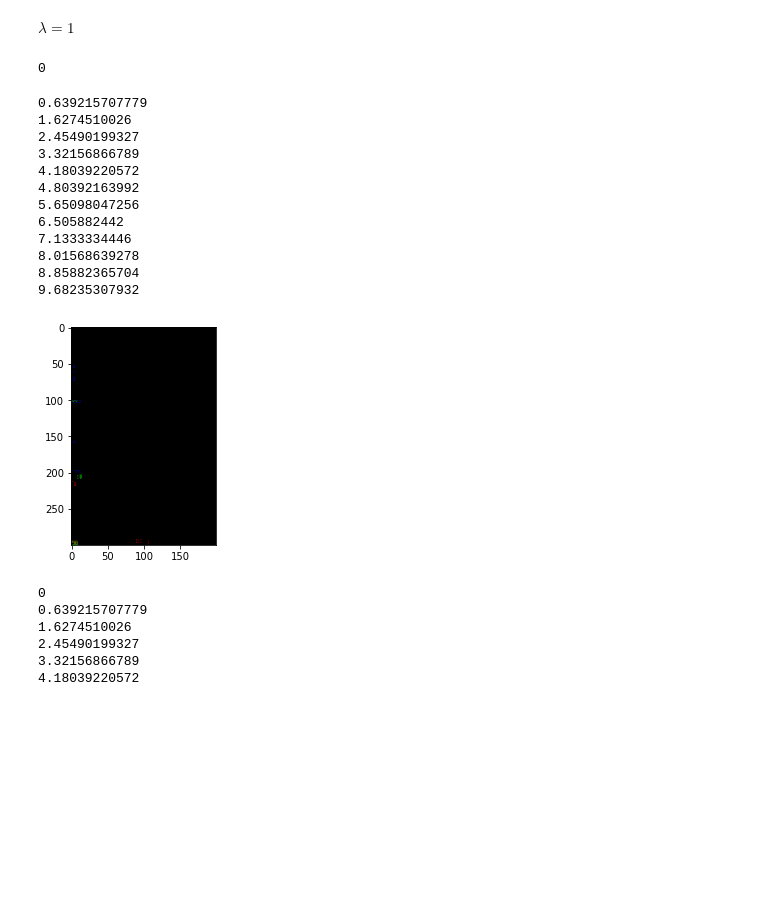
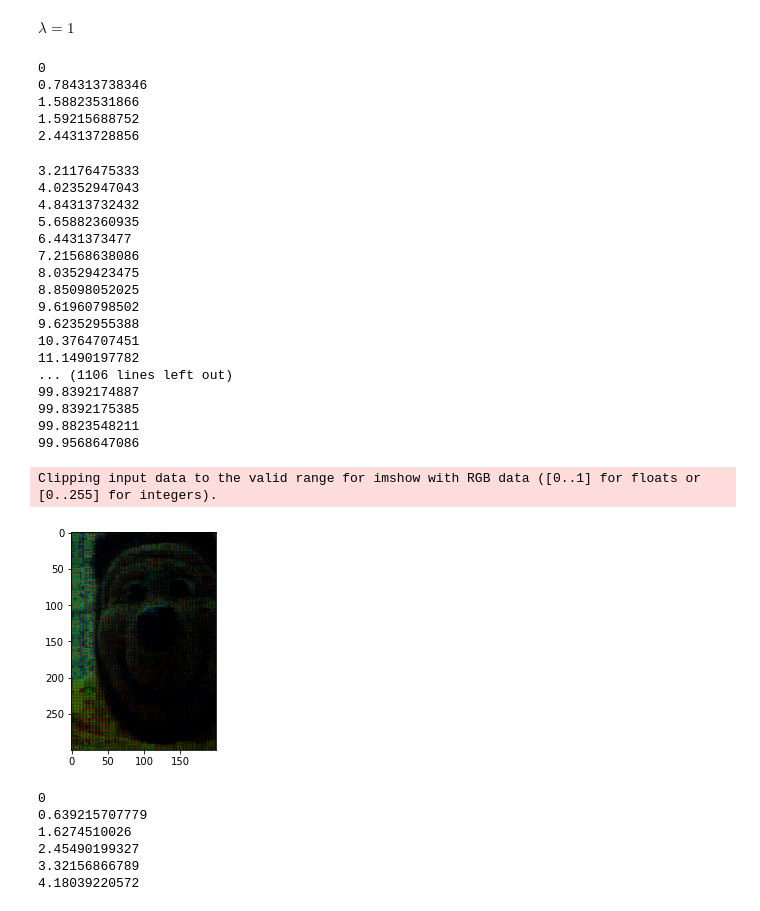
Before and after one commit to WenhaoP/TensorComp, a Jupyter notebook: exp.ipynb, the cells around one changed output. Drawn from its saved outputs; the diff is of its cells as text; code cells hidden in the pictures; blank space fills up the shorter version.

```diff
--- a/exp.ipynb
+++ b/exp.ipynb
@@ -225,7 +229,7 @@ from colour_demosaicing import masks_CFA_Bayer
 
 
 # alternating maximization oracle
-@profile
+# @profile
 def altmax(r, p, gamma, tol, cmax, c, the_q, Un):
     the = the_q.copy()
     cum_r = np.insert(np.cumsum(r), 0, 0)
@@ -235,7 +239,9 @@ def altmax(r, p, gamma, tol, cmax, c, the_q, Un):
     cnt = 0
     while (True):
         cnt += 1
-        for ind in range(p):
+        the[cum_r[2]:cum_r[3]] = 0
+        the[cum_r[2]+np.random.randint(0, 3)] = 1
+        for ind in range(p-1):
             pro = c.copy()
             for k in range(p):
                 if (ind != k):
@@ -355,32 +361,42 @@ $\lambda = 1$
 # %%
 shape = (300, 200)
 start = (50, 50)
 image = imread('image/oski.png', 'png')
 image = image[start[0]:start[0]+shape[0], start[1]:start[1]+shape[1], :]
 
 bayer_filter = np.stack(masks_CFA_Bayer(shape), axis=-1).astype(float)
 mosaic_image = image * bayer_filter
 
-psi_t_unproj, Psi_t_unproj, mu_unproj, q_unproj = heuristic(mosaic_image, bayer_filter, [30, 20, 1], proj=False, lpar=100)
+psi_t_unproj, Psi_t_unproj, mu_unproj, q_unproj = heuristic(mosaic_image, bayer_filter, [12, 8, 1], proj=False, lpar=100)
 
 fig, ax = plt.subplots()
 ax.imshow(Psi_t_unproj)
 fig.savefig('recover.png')
 # %% [output]
 0
+0.784313738346
+1.58823531866
+1.59215688752
+2.44313728856
-0.639215707779
-1.6274510026
-2.45490199327
-3.32156866789
-4.18039220572
-4.80392163992
-5.65098047256
-6.505882442
-7.1333334446
-8.01568639278
-8.85882365704
-9.68235307932
+3.21176475333
+4.02352947043
+4.84313732432
+5.65882360935
+6.4431373477
+7.21568638086
+8.03529423475
+8.85098052025
+9.61960798502
+9.62352955388
+10.3764707451
+11.1490197782
+... (1106 lines left out)
+99.8392174887
+99.8392175385
+99.8823548211
+99.9568647086
+Clipping input data to the valid range for imshow with RGB data ([0..1] for floats or [0..255] for integers).
-[figure, old version]
+[figure, new version]
 # %%
 import numpy as np
 import matplotlib.pyplot as plt
```
Also changed, not shown: parts of 1 cell of this notebook.
